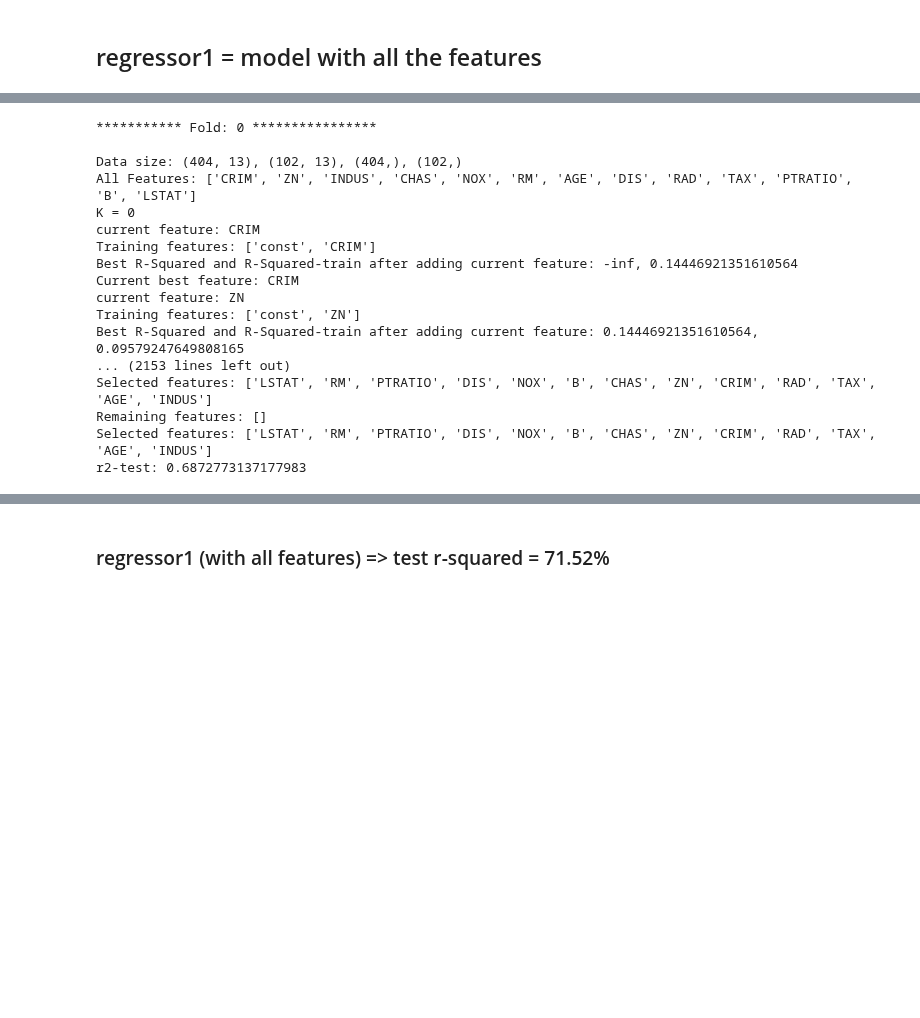
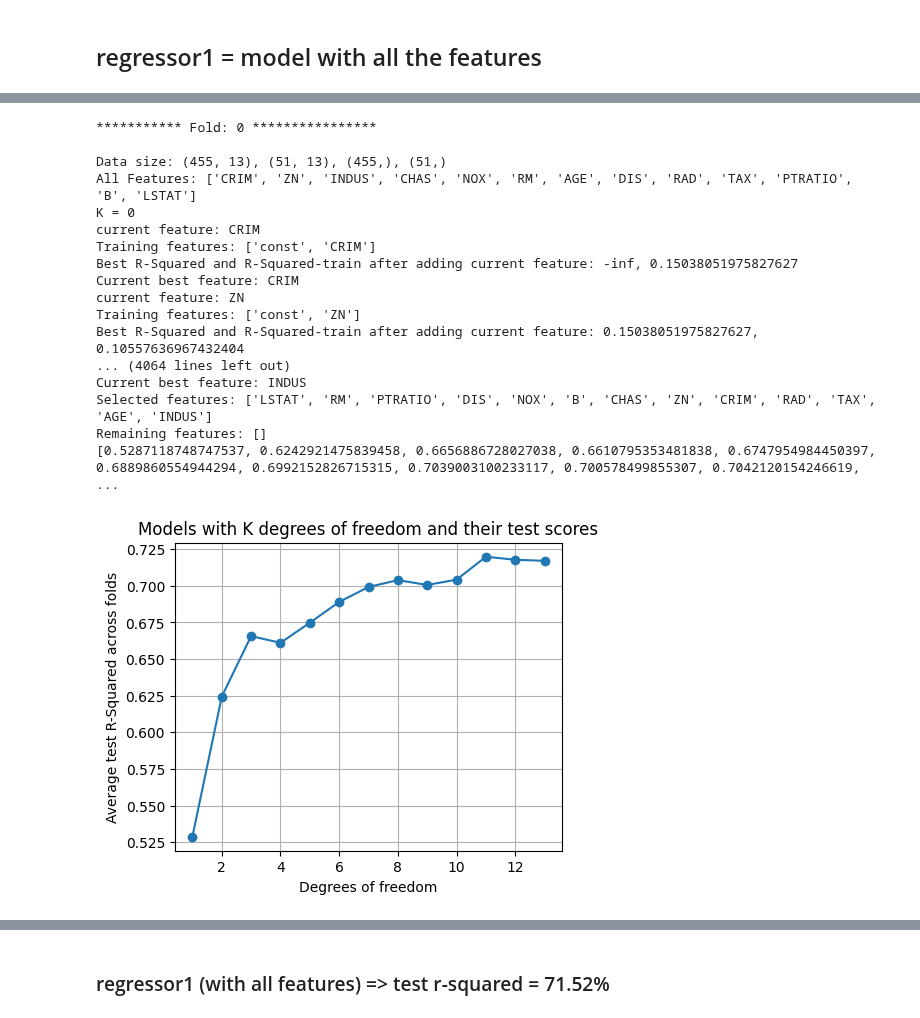
Before and after one commit to ROHIT779/ml-projects, a Jupyter notebook: regression-boston-housing/boston_housing.ipynb, the cells around one changed output, grey strips where cells are left out. Cells and saved outputs as stored; diff of their text form; code cells hidden in the pictures; blank space fills up the shorter version.

Commit message:
updated model selection - forward selection with cross validation

```diff
--- a/regression-boston-housing/boston_housing.ipynb
+++ b/regression-boston-housing/boston_housing.ipynb
@@ -42,10 +42,12 @@ def forward_selection(X_train, y_train, X_test, y_test):
   print(f"All Features: {all_features}")
   p = X.shape[1]
   m0 = np.mean(y)
+  result = []
   for k in range(p):
     temp_features = selected_features
     best_r_squared_train = float('-inf')
     best_feature = None
+    best_model = None
     print(f"K = {k}")
     for feature in remaining_features:
       print(f"current feature: {feature}")
@@ -59,6 +61,7 @@ def forward_selection(X_train, y_train, X_test, y_test):
       if r_squared_train > best_r_squared_train:
         best_r_squared_train = r_squared_train
         best_feature = feature
+        best_model = model
       temp_features.remove(feature)
       print(f"Current best feature: {best_feature}")
     selected_features.append(best_feature)
@@ -66,15 +69,13 @@ def forward_selection(X_train, y_train, X_test, y_test):
     remaining_features.remove(best_feature)
     print(f"Remaining features: {remaining_features}")
 
-    X_train_subset = X_train.loc[:, selected_features]
-    X_train_subset = sm.add_constant(X_train_subset)
-    model = sm.OLS(y_train, X_train_subset).fit()
     X_test_subset = X_test.loc[:, selected_features]
     X_test_subset = sm.add_constant(X_test_subset)
-    y_pred = model.predict(X_test_subset)
+    y_pred = best_model.predict(X_test_subset)
     r2_test = r2_score(y_test, y_pred)
-    print(f"Selected features: {selected_features}")
-    print(f"r2-test: {r2_test}")
+    result_k = [best_model, r2_test]
+    result.append(result_k)
+  return result
 
 
 
@@ -269,29 +270,52 @@ Mean test R-Squared from 5 folds: 0.7152218388256879
 # %%
 y = df['MEDV']
 X = df.loc[: , df.columns != 'MEDV']
+number_of_folds = 10
 # X_train, X_test, y_train, y_test = train_test_split(X, y, test_size = get_test_size(), random_state = get_random_state())
-spl = get_k_fold_cv(5, 42, X, y)
+spl = get_k_fold_cv(number_of_folds, 42, X, y)
+all_fold_result = []
+avg_fold_result = []
 for i, (train_index, test_index) in enumerate(spl):
   print(f"\n*********** Fold: {i} ****************\n")
   X_train, X_test = X.iloc[train_index, :], X.iloc[test_index, :]
   y_train, y_test = y.iloc[train_index], y.iloc[test_index]
   print(f"Data size: {X_train.shape}, {X_test.shape}, {y_train.shape}, {y_test.shape}")
-  features = forward_selection(X_train, y_train, X_test, y_test)
+  result = forward_selection(X_train, y_train, X_test, y_test)
+  all_fold_result.append(result)
+
+avg_r2_test = [0] * len(all_fold_result[0])
+for i in range(len(all_fold_result)):
+  for k in range(len(all_fold_result[0])):
+     avg_r2_test[k] = avg_r2_test[k] + all_fold_result[i][k][1]
+
+for k in range(len(avg_r2_test)):
+  avg_r2_test[k] = avg_r2_test[k]/number_of_folds
+print(avg_r2_test)
 # %% [output]
 *********** Fold: 0 ****************
 
-Data size: (404, 13), (102, 13), (404,), (102,)
+Data size: (455, 13), (51, 13), (455,), (51,)
 All Features: ['CRIM', 'ZN', 'INDUS', 'CHAS', 'NOX', 'RM', 'AGE', 'DIS', 'RAD', 'TAX', 'PTRATIO', 'B', 'LSTAT']
 K = 0
 current feature: CRIM
 Training features: ['const', 'CRIM']
-Best R-Squared and R-Squared-train after adding current feature: -inf, 0.14446921351610564
+Best R-Squared and R-Squared-train after adding current feature: -inf, 0.15038051975827627
 Current best feature: CRIM
 current feature: ZN
 Training features: ['const', 'ZN']
-Best R-Squared and R-Squared-train after adding current feature: 0.14446921351610564, 0.09579247649808165
-... (2153 lines left out)
+Best R-Squared and R-Squared-train after adding current feature: 0.15038051975827627, 0.10557636967432404
+... (4064 lines left out)
+Current best feature: INDUS
 Selected features: ['LSTAT', 'RM', 'PTRATIO', 'DIS', 'NOX', 'B', 'CHAS', 'ZN', 'CRIM', 'RAD', 'TAX', 'AGE', 'INDUS']
 Remaining features: []
-Selected features: ['LSTAT', 'RM', 'PTRATIO', 'DIS', 'NOX', 'B', 'CHAS', 'ZN', 'CRIM', 'RAD', 'TAX', 'AGE', 'INDUS']
-r2-test: 0.6872773137177983
+[0.5287118748747537, 0.6242921475839458, 0.6656886728027038, 0.6610795353481838, 0.6747954984450397, 0.6889860554944294, 0.6992152826715315, 0.7039003100233117, 0.700578499855307, 0.7042120154246619,  ...
+# %%
+plt.figure(figsize = (5, 4))
+plt.plot(range(1, len(avg_r2_test) + 1), avg_r2_test, marker = 'o')
+plt.xlabel('Degrees of freedom')
+plt.ylabel('Average test R-Squared across folds')
+plt.title('Models with K degrees of freedom and their test scores')
+plt.grid(True)
+plt.show()
+# %% [output]
+[figure, added]
```
Also changed, not shown: parts of 3 cells of this notebook.
